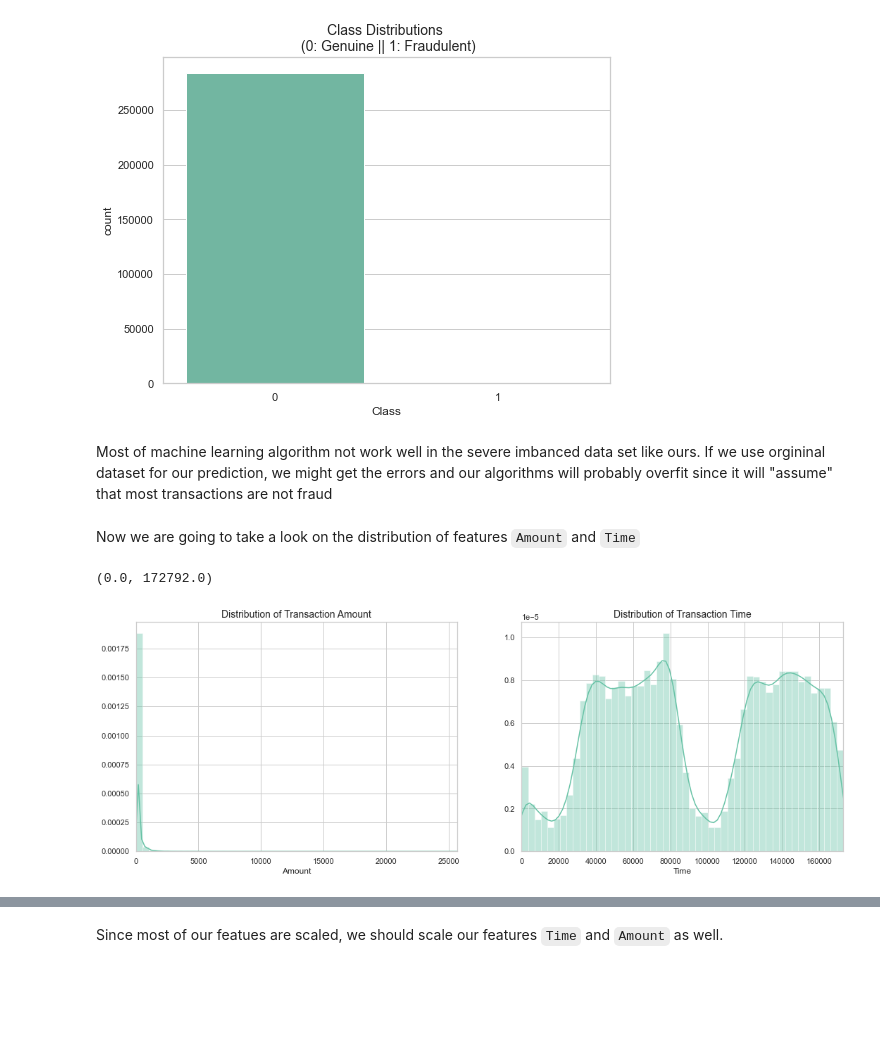
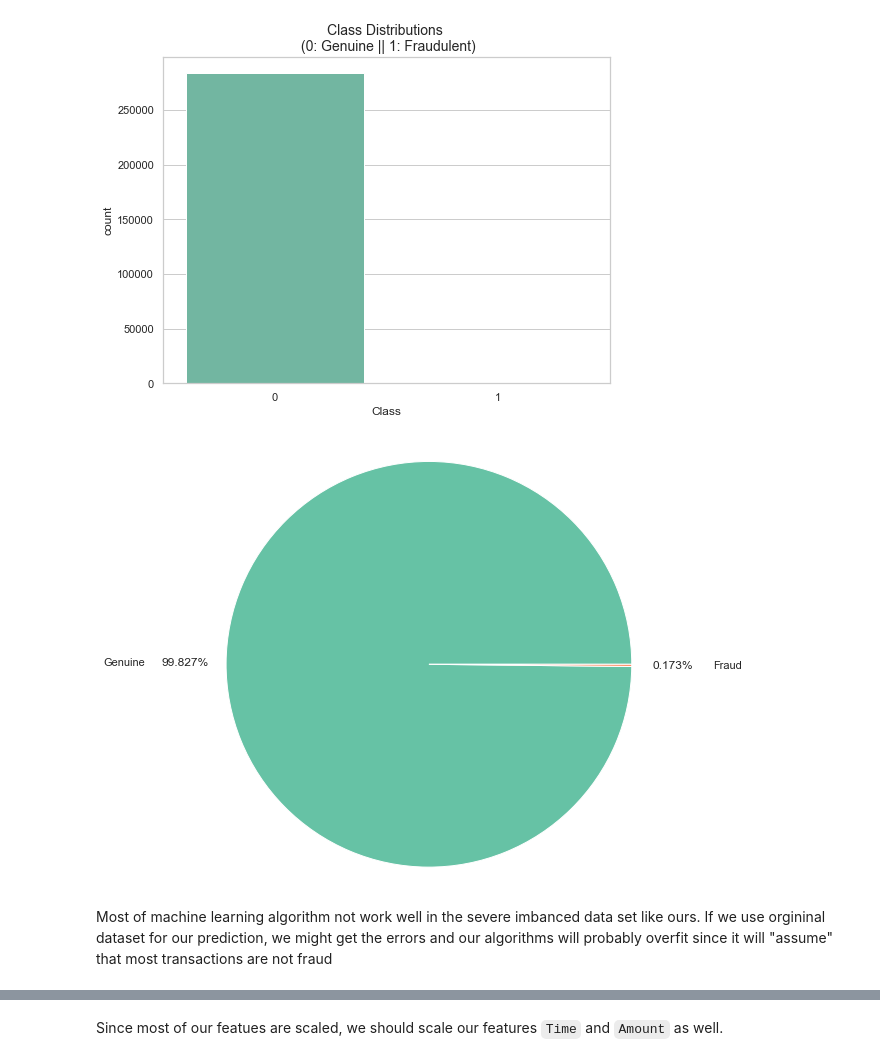
Before and after one commit to Krishnamurtyp/Credit_Card_Fraud_Detection_v1.0, a Jupyter notebook: Credit_Card_Fraud_Detection.ipynb, the cells around one changed output, grey strips where cells are left out. Cells and saved outputs as stored; diff of their text form; code cells hidden in the pictures; blank space fills up the shorter version.

```diff
--- a/Credit_Card_Fraud_Detection.ipynb
+++ b/Credit_Card_Fraud_Detection.ipynb
@@ -112,20 +148,16 @@ plt.title('Class Distributions \n (0: Genuine || 1: Fraudulent)', fontsize=14)
 # %% [output]
 Text(0.5, 1.0, 'Class Distributions \n (0: Genuine || 1: Fraudulent)')
 [figure]
+# %%
+fraud_geneuine_list = df['Class'].value_counts().tolist()
+labels = ['Genuine', 'Fraud']
+sizes = [fraud_geneuine_list[0], fraud_geneuine_list[1]]
+
+fig1, ax = plt.subplots(figsize=(8,8))
+ax.pie(sizes, labels=labels, autopct='%1.3f%%', shadow=False, startangle=0, pctdistance=1.2,labeldistance=1.4)
+ax.axis('equal')
+plt.show()
+# %% [output]
+[figure, added]
 # %% [markdown]
 <p>Most of machine learning algorithm not work well in the severe imbanced data set like ours. If we use orgininal dataset for our prediction, we might get the errors and our algorithms will probably overfit since it will "assume" that most transactions are not fraud</p>
-# %% [markdown]
-<p>Now we are going to take a look on the distribution of features <code>Amount</code> and <code>Time</code></p>
-# %%
-# Visualize the distribution of feature Amount a Time
-fig, axes = plt.subplots(ncols=2, figsize=(18,6))
-sns.distplot(df['Amount'], ax=axes[0])
-axes[0].set_title('Distribution of Transaction Amount', fontsize=14)
-axes[0].set_xlim([min(df['Amount']), max(df['Amount'])])
-
-sns.distplot(df['Time'], ax=axes[1])
-axes[1].set_title('Distribution of Transaction Time', fontsize=14)
-axes[1].set_xlim([min(df['Time']), max(df['Time'])])
-# %% [output]
-(0.0, 172792.0)
-[figure, removed]
```
Also changed, not shown: parts of 35 cells of this notebook.
